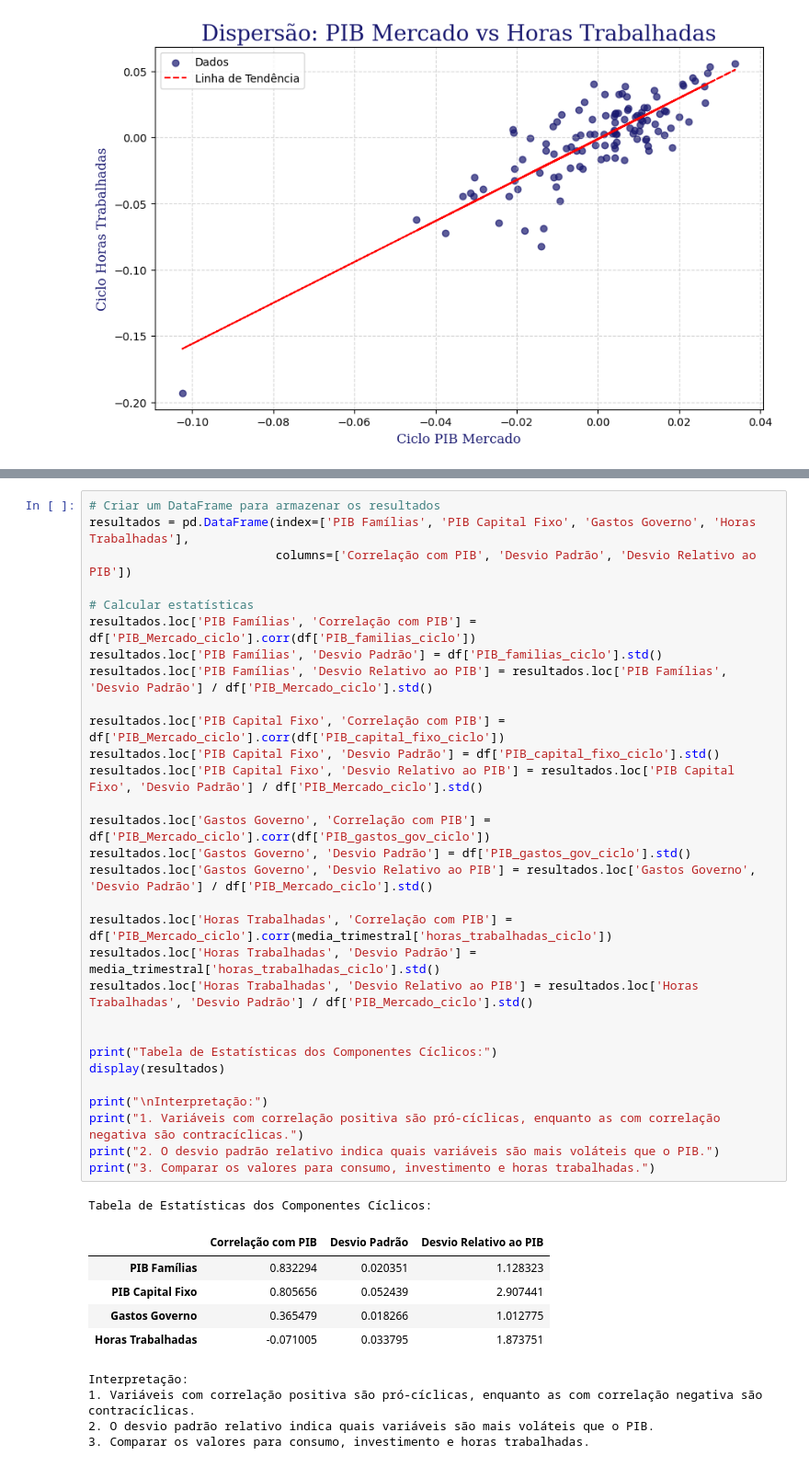
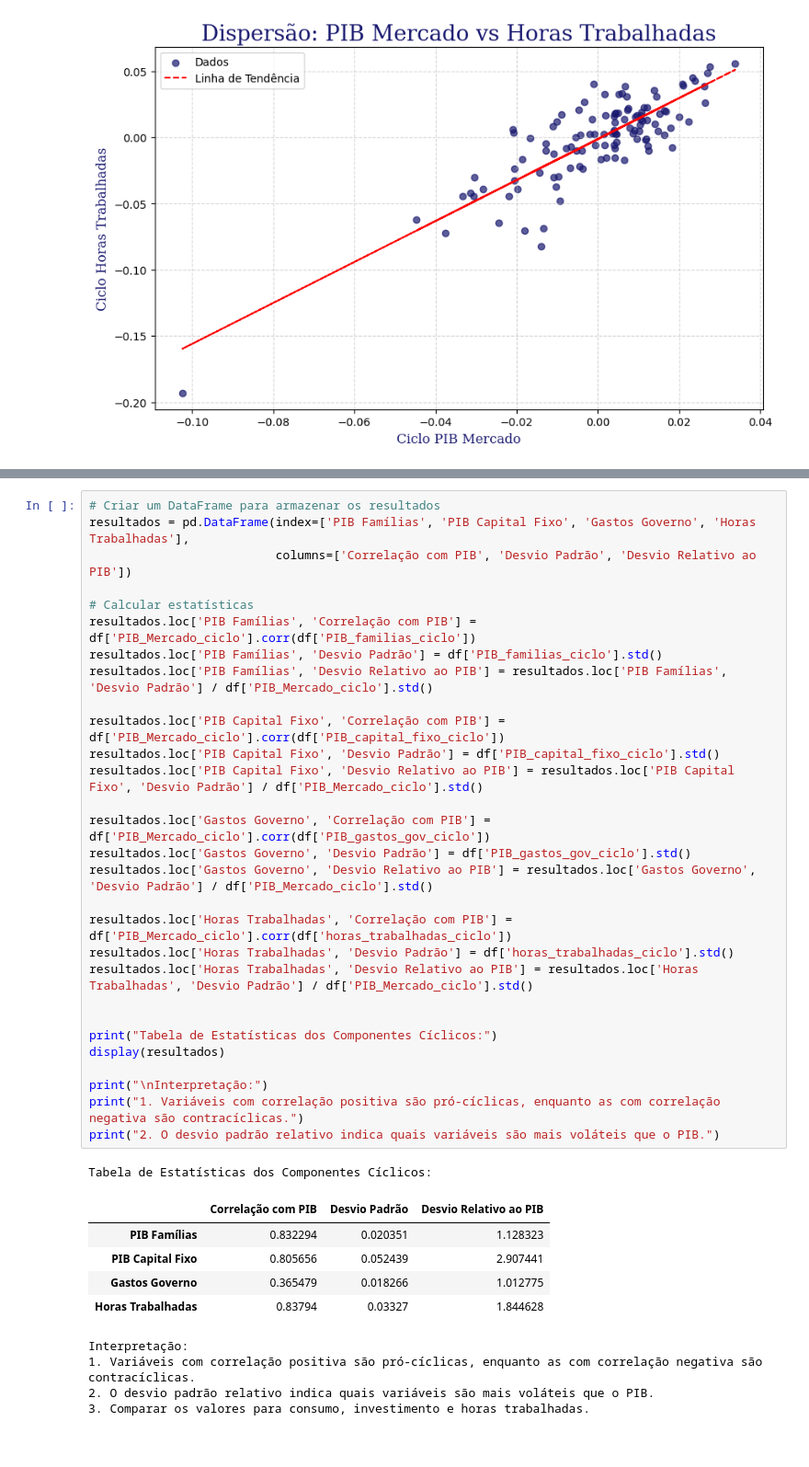
Before and after one commit to meduardajustino/Macroeconomia1, a Jupyter notebook: Lista 1/Questão 1/Questão_1.ipynb, the cells around one changed output, grey strips where cells are left out. Shown at 92% size. Saved outputs shown, nothing was run; the diff lists cells and outputs as text.

```diff
--- a/Lista 1/Questão 1/Questão_1.ipynb
+++ b/Lista 1/Questão 1/Questão_1.ipynb
@@ -413,37 +445,36 @@ resultados = pd.DataFrame(index=['PIB Famílias', 'PIB Capital Fixo', 'Gastos Go
                           columns=['Correlação com PIB', 'Desvio Padrão', 'Desvio Relativo ao PIB'])
 
 # Calcular estatísticas
 resultados.loc['PIB Famílias', 'Correlação com PIB'] = df['PIB_Mercado_ciclo'].corr(df['PIB_familias_ciclo'])
 resultados.loc['PIB Famílias', 'Desvio Padrão'] = df['PIB_familias_ciclo'].std()
 resultados.loc['PIB Famílias', 'Desvio Relativo ao PIB'] = resultados.loc['PIB Famílias', 'Desvio Padrão'] / df['PIB_Mercado_ciclo'].std()
 
 resultados.loc['PIB Capital Fixo', 'Correlação com PIB'] = df['PIB_Mercado_ciclo'].corr(df['PIB_capital_fixo_ciclo'])
 resultados.loc['PIB Capital Fixo', 'Desvio Padrão'] = df['PIB_capital_fixo_ciclo'].std()
 resultados.loc['PIB Capital Fixo', 'Desvio Relativo ao PIB'] = resultados.loc['PIB Capital Fixo', 'Desvio Padrão'] / df['PIB_Mercado_ciclo'].std()
 
 resultados.loc['Gastos Governo', 'Correlação com PIB'] = df['PIB_Mercado_ciclo'].corr(df['PIB_gastos_gov_ciclo'])
 resultados.loc['Gastos Governo', 'Desvio Padrão'] = df['PIB_gastos_gov_ciclo'].std()
 resultados.loc['Gastos Governo', 'Desvio Relativo ao PIB'] = resultados.loc['Gastos Governo', 'Desvio Padrão'] / df['PIB_Mercado_ciclo'].std()
 
-resultados.loc['Horas Trabalhadas', 'Correlação com PIB'] = df['PIB_Mercado_ciclo'].corr(media_trimestral['horas_trabalhadas_ciclo'])
-resultados.loc['Horas Trabalhadas', 'Desvio Padrão'] = media_trimestral['horas_trabalhadas_ciclo'].std()
+resultados.loc['Horas Trabalhadas', 'Correlação com PIB'] = df['PIB_Mercado_ciclo'].corr(df['horas_trabalhadas_ciclo'])
+resultados.loc['Horas Trabalhadas', 'Desvio Padrão'] = df['horas_trabalhadas_ciclo'].std()
 resultados.loc['Horas Trabalhadas', 'Desvio Relativo ao PIB'] = resultados.loc['Horas Trabalhadas', 'Desvio Padrão'] / df['PIB_Mercado_ciclo'].std()
 
 
 print("Tabela de Estatísticas dos Componentes Cíclicos:")
 display(resultados)
 
 print("\nInterpretação:")
 print("1. Variáveis com correlação positiva são pró-cíclicas, enquanto as com correlação negativa são contracíclicas.")
 print("2. O desvio padrão relativo indica quais variáveis são mais voláteis que o PIB.")
-print("3. Comparar os valores para consumo, investimento e horas trabalhadas.")
 # %% [output]
 Tabela de Estatísticas dos Componentes Cíclicos:
 |  | Correlação com PIB | Desvio Padrão | Desvio Relativo ao PIB |
 | PIB Famílias | 0.832294 | 0.020351 | 1.128323 |
 | PIB Capital Fixo | 0.805656 | 0.052439 | 2.907441 |
 | Gastos Governo | 0.365479 | 0.018266 | 1.012775 |
-| Horas Trabalhadas | -0.071005 | 0.033795 | 1.873751 |
+| Horas Trabalhadas | 0.83794 | 0.03327 | 1.844628 |
 Interpretação:
 1. Variáveis com correlação positiva são pró-cíclicas, enquanto as com correlação negativa são contracíclicas.
 2. O desvio padrão relativo indica quais variáveis são mais voláteis que o PIB.
```
Also changed, not shown: parts of 9 cells of this notebook, 2 other files.
